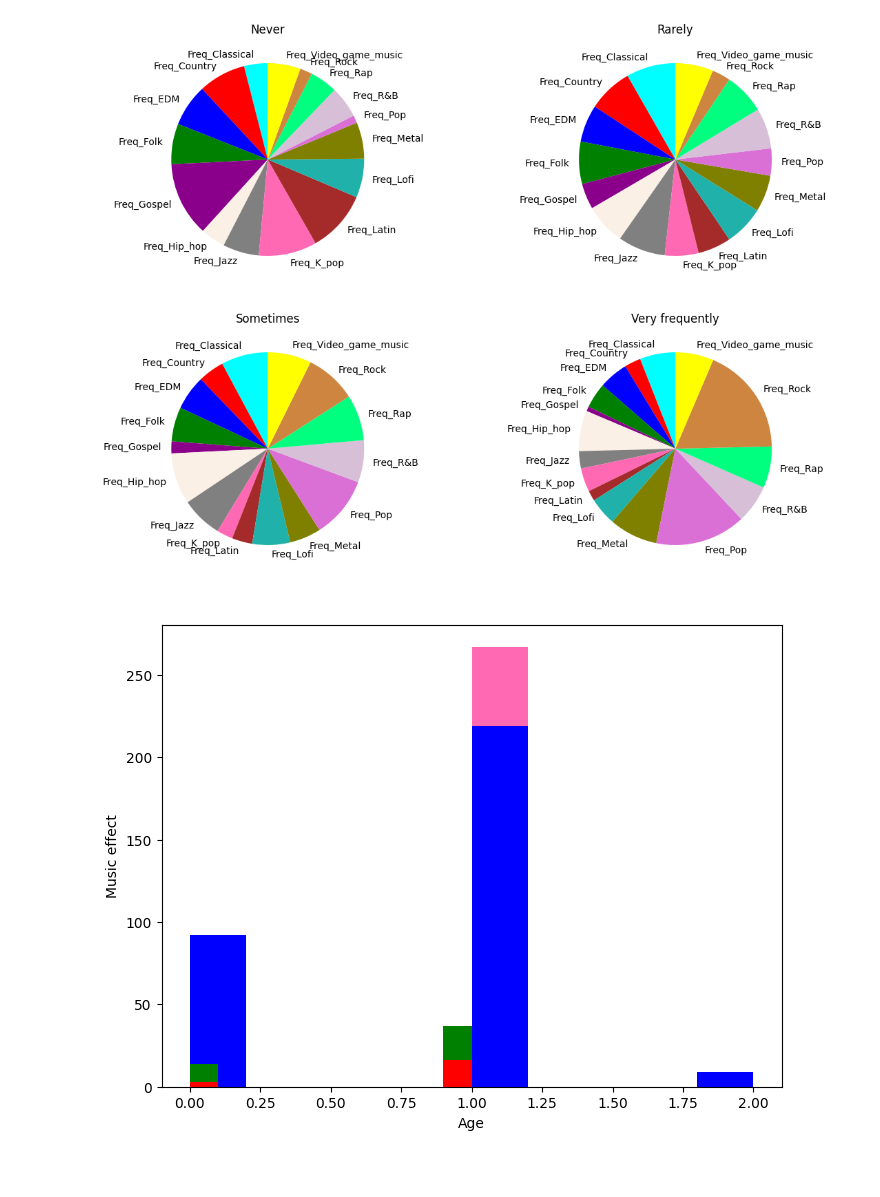
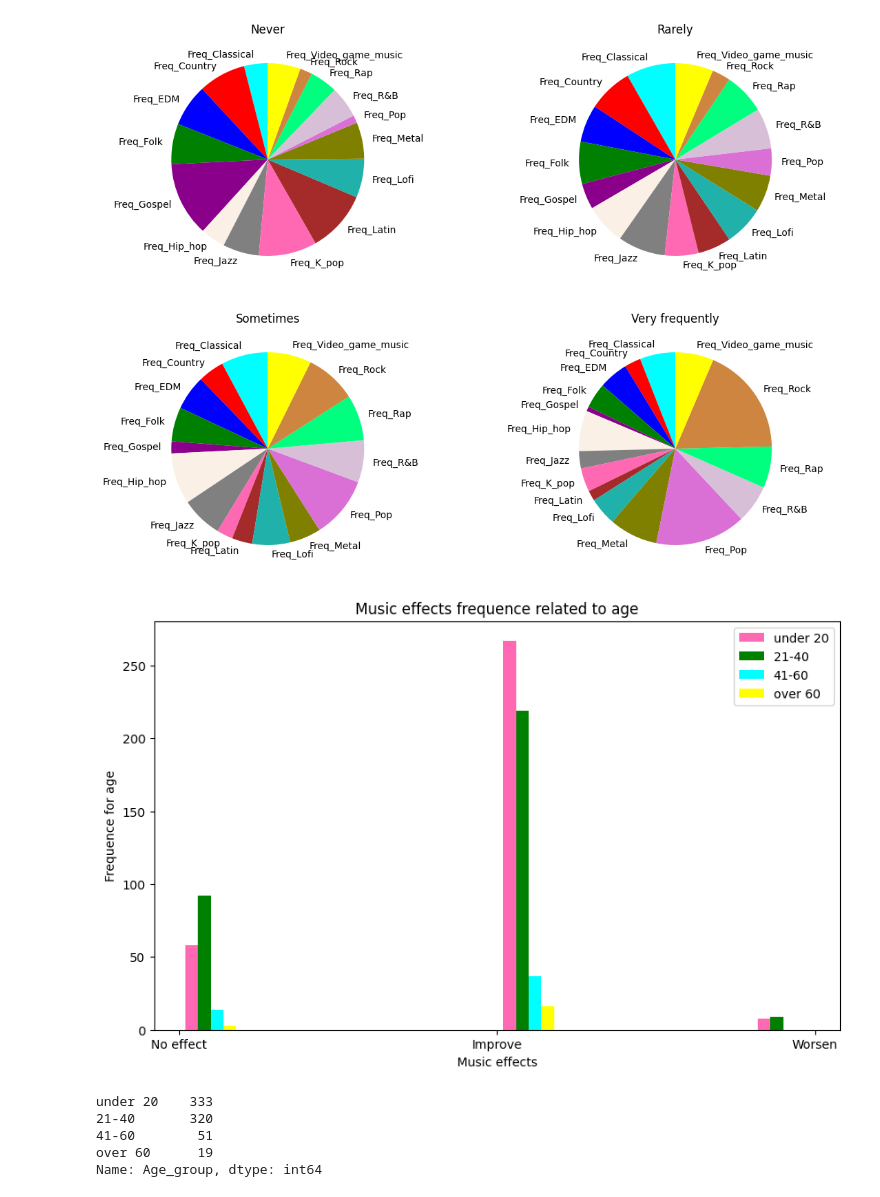
Before and after one commit to alessiasanfelici/Programming-2022-2023, a Jupyter notebook: Project_Programming (1).ipynb, the cells around one changed output. Saved outputs shown, nothing was run; the diff lists cells and outputs as text; code cells hidden in the pictures; blank space fills up the shorter version.

Commit message:
Creation of graphs for anxiety, ecc...

```diff
--- a/Project_Programming (1).ipynb
+++ b/Project_Programming (1).ipynb
@@ -335,12 +334,21 @@ width = 0.25
 # %%
-# plt.figure(figsize = (8,6))
-# plt.hist(music_health_df.loc[music_health_df["Age_group"] == "under 20","Music_effects"], color = "hotpink")
-# plt.hist(music_health_df.loc[music_health_df["Age_group"] == "21-40","Music_effects"], color = "blue")
-# plt.hist(music_health_df.loc[music_health_df["Age_group"] == "41-60","Music_effects"], color = "green")
-# plt.hist(music_health_df.loc[music_health_df["Age_group"] == "over 60","Music_effects"], color = "red")
-# plt.xlabel("Age")
-# plt.ylabel("Music effect")
-# plt.title(" ")
-# plt.show()
+plt.figure(figsize = (10,6))
+plt.hist([music_health_df.loc[music_health_df["Age_group"] == "under 20","Music_effects"], music_health_df.loc[music_health_df["Age_group"] == "21-40","Music_effects"],
+music_health_df.loc[music_health_df["Age_group"] == "41-60","Music_effects"], music_health_df.loc[music_health_df["Age_group"] == "over 60","Music_effects"]],
+color = ["hotpink", "green", "Aqua", "Yellow"], label = ["under 20", "21-40", "41-60", "over 60"])
+plt.xlabel("Music effects")
+plt.ylabel("Frequence for age")
+plt.title("Music effects frequence related to age")
+plt.xticks([0,1,2], ["No effect", "Improve", "Worsen"])
+plt.legend()
+plt.show()
 # %% [output]
-[figure, old version]
+[figure, new version]
+# %%
+music_health_df["Age_group"].value_counts()
+# %% [output]
+under 20    333
+21-40       320
+41-60        51
+over 60      19
+Name: Age_group, dtype: int64
```
Also changed, not shown: parts of 5 cells of this notebook, 1 other file.
